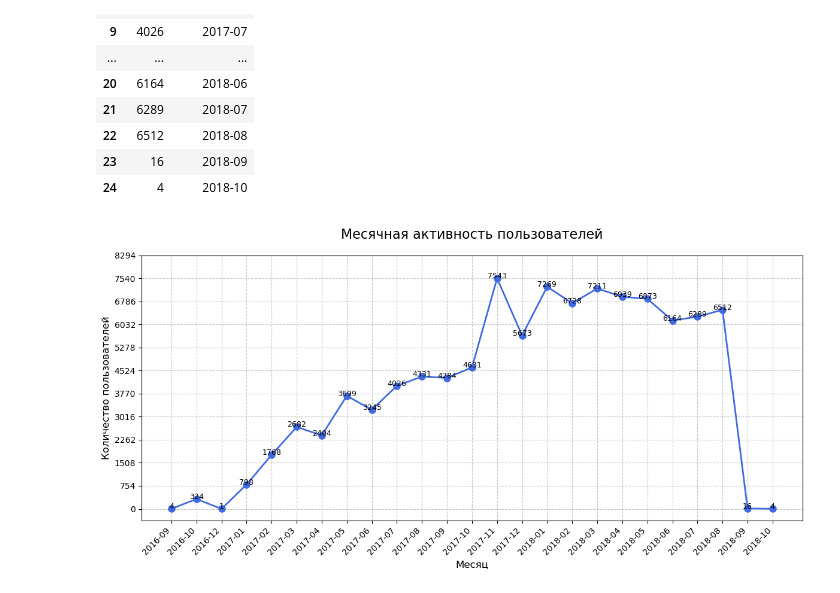
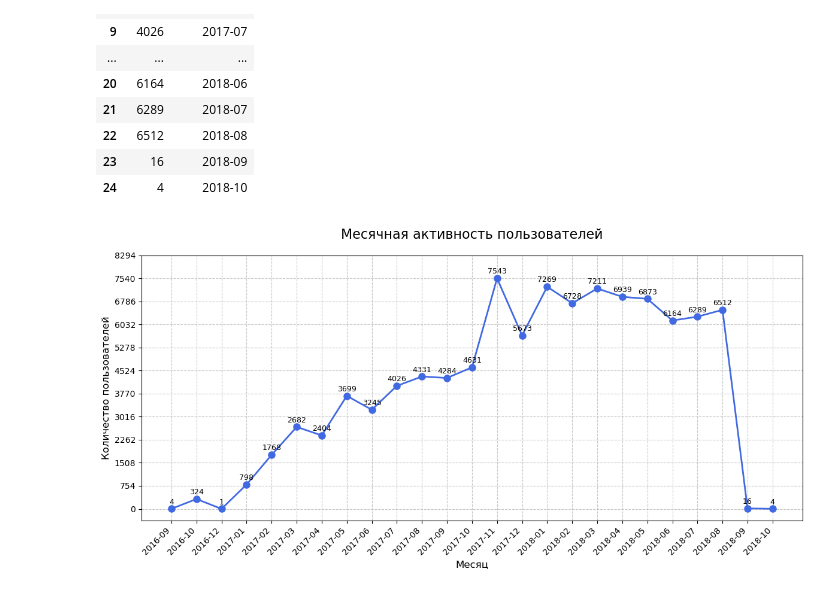
Before and after one commit to barly13/rostelecom_hackathon_dev, a Jupyter notebook: customer_metrics/customer_metrics.ipynb, the cells around one changed output. Drawn from its saved outputs; the diff is of its cells as text; code cells hidden in the pictures.

```diff
--- a/customer_metrics/customer_metrics.ipynb
+++ b/customer_metrics/customer_metrics.ipynb
@@ -85,32 +85,32 @@ plt.plot(mau_df['month_year'],
          mau_df['count'],
          marker='o',
          linestyle='-',
          color='royalblue',
          markersize=8,
          linewidth=2)
 
 plt.gcf().autofmt_xdate(rotation=45)
 
 for i, row in mau_df.iterrows():
     plt.text(row['month_year'],
-             row['count'],
+             row['count'] + (max(mau_df['count'])*0.02),
              str(row['count']),
              ha='center',
              fontsize=9)
 
 
 plt.grid(True, linestyle='--', alpha=0.7)
 plt.title("Месячная активность пользователей", fontsize=16, pad=20)
 plt.xlabel("Месяц", fontsize=12)
 plt.ylabel("Количество пользователей", fontsize=12)
 
 plt.yticks(np.arange(0,
                     max(mau_df['count']) * 1.1,
                     max(mau_df['count'])//10))
 
 plt.tight_layout()
 
 plt.savefig('mau_analysis.png', dpi=300, bbox_inches='tight')
 plt.show()
 # %% [output]
-[figure, old version]
+[figure, new version]
```
Also changed, not shown: 1 other file.
